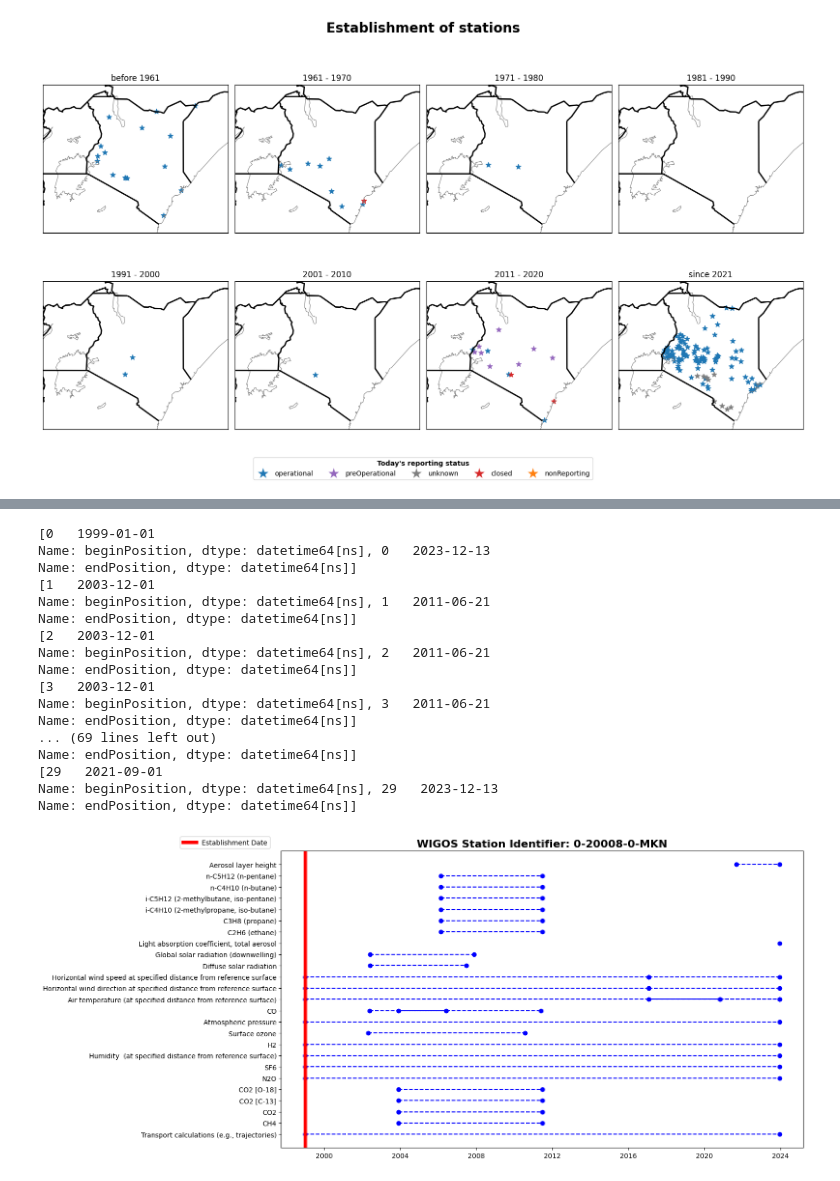
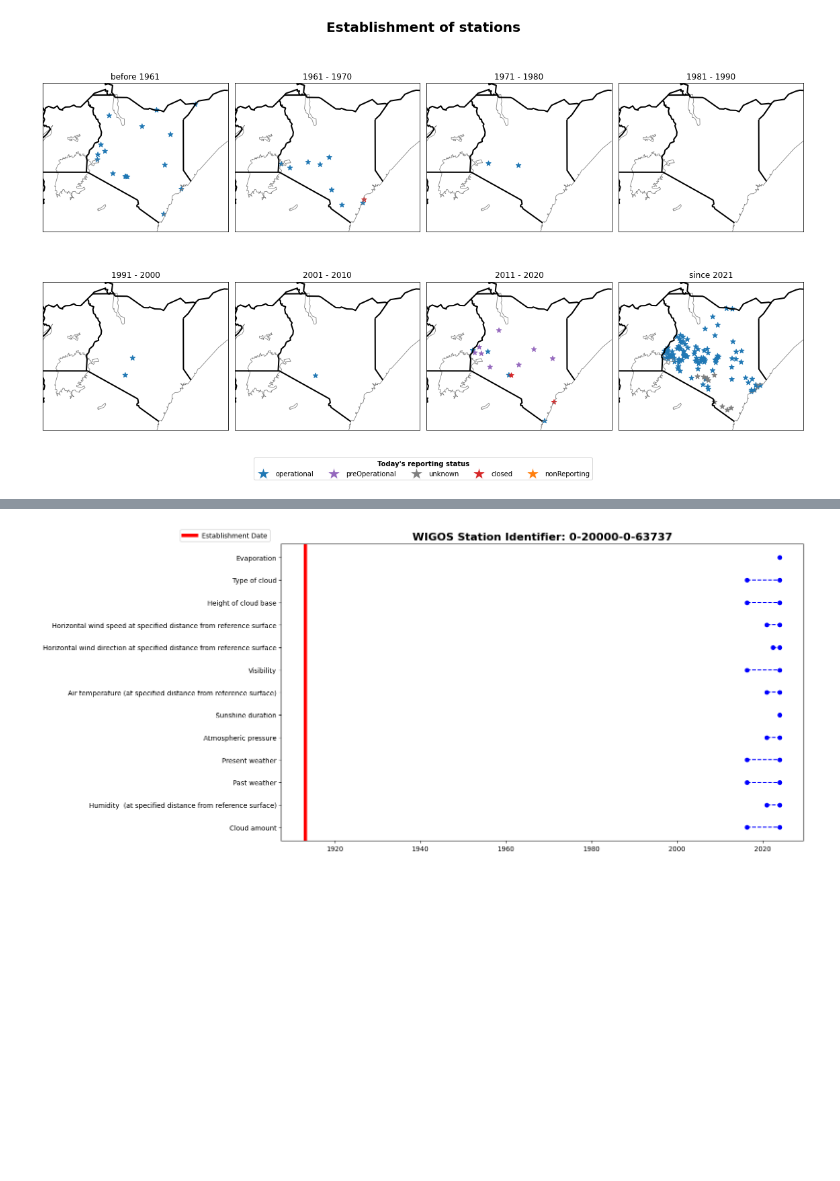
Before and after one commit to joergklausen/oscar-analysis, a Jupyter notebook: sandbox/sandbox.ipynb, the cells around one changed output, grey strips where cells are left out. Saved outputs shown, nothing was run; the diff lists cells and outputs as text; code cells hidden in the pictures; blank space fills up the shorter version.

```diff
--- a/sandbox/sandbox.ipynb
+++ b/sandbox/sandbox.ipynb
@@ -25,7 +25,7 @@ from datetime import datetime
 # %%
 ## set wmdr xml file location
 record_file = "/home/sdanioth/Documents/git/OSCAR_analysis/Files/file.xml"
-id = "0-404-300-160800395AS00001"
+id = "0-20000-0-63619"
 url = "https://oscar.wmo.int/oai/provider?verb=GetRecord&metadataPrefix=wmdr&identifier=%20" + id
 
 response = requests.get(url)
@@ -63,9 +63,28 @@ for capability in capabilities:
         observedProperty_notation = int(observedProperty.split('/')[-1])
         print(observedProperty_notation)
         # find beginning of deployment
-        beginPosition = observation.find(".//om:OM_Observation/om:procedure/wmdr:Process/wmdr:deployment/wmdr:Deployment/wmdr:validPeriod/gml:TimePeriod/gml:beginPosition", ns).text
+        beginPosition_element = observation.find(".//om:OM_Observation/om:procedure/wmdr:Process/wmdr:deployment/wmdr:Deployment/wmdr:validPeriod/gml:TimePeriod/gml:beginPosition", ns)
+
+        if beginPosition_element is not None:
+            try:
+                beginPosition_text = beginPosition_element.text
+                # Convert to Pandas datetime
+                beginPosition = pd.to_datetime(beginPosition_text.strip(), format='%Y-%m-%dT%H:%M:%SZ')
+
+            except Exception as e:
+                print("Error converting beginPosition:", e)
+                beginPosition = np.nan
+        else:
+            beginPosition = np.nan
+        print(beginPosition)
+
         # find potential ending of deployment
-        endPosition = observation.find(".//om:OM_Observation/om:procedure/wmdr:Process/wmdr:deployment/wmdr:Deployment/wmdr:validPeriod/gml:TimePeriod/gml:endPosition", ns).text
+        endPosition = observation.find(".//om:OM_Observation/om:procedure/wmdr:Process/wmdr:deployment/wmdr:Deployment/wmdr:validPeriod/gml:TimePeriod/gml:endPosition", ns)
+        if endPosition is None:
+            endPosition = np.nan
+            print("yes")
+        else:
+            endPosition = endPosition.text
 
         results.append({
             "observedProperty": observedProperty,
@@ -391,7 +418,6 @@ def get_deployments_station(WIGOS_ID):
 
     ## set wmdr xml file location
     record_file = "/home/sdanioth/Documents/git/OSCAR_analysis/Files/file.xml"
-    WIGOS_ID = "0-20008-0-MKN"
     url = "https://oscar.wmo.int/oai/provider?verb=GetRecord&metadataPrefix=wmdr&identifier=%20" + WIGOS_ID
 
     response = requests.get(url)
@@ -439,10 +465,16 @@ def get_deployments_station(WIGOS_ID):
             # get notation of observed property
             observedProperty_notation = int(observedProperty.split('/')[-1])
 
-            # find beginning of deployment
-            beginPosition = observation.find(".//om:OM_Observation/om:procedure/wmdr:Process/wmdr:deployment/wmdr:Deployment/wmdr:validPeriod/gml:TimePeriod/gml:beginPosition", ns).text
-            if beginPosition:
-                beginPosition = pd.to_datetime(beginPosition.strip(), format='%Y-%m-%dT%H:%M:%SZ')
+
+            beginPosition_element = observation.find(".//om:OM_Observation/om:procedure/wmdr:Process/wmdr:deployment/wmdr:Deployment/wmdr:validPeriod/gml:TimePeriod/gml:beginPosition", ns)
+            if beginPosition_element is not None:
+                try:
+                    beginPosition_text = beginPosition_element.text
+                    # Convert to Pandas datetime
+                    beginPosition = pd.to_datetime(beginPosition_text.strip(), format='%Y-%m-%dT%H:%M:%SZ')
+                except Exception as e:
+                    # print("Error converting beginPosition:", e)
+                    beginPosition = np.nan
             else:
                 beginPosition = np.nan
 
@@ -531,23 +581,6 @@ def plot_deployments_station(WIGOS_ID, include_establishmentDate = False, show=F
     else:
         plt.close()
 # %%
-plot_deployments_station(WIGOS_ID="0-20008-0-MKN", include_establishmentDate = True, show=True)
+plot_deployments_station(WIGOS_ID="0-20000-0-63737", include_establishmentDate = True, show=True)
 # %% [output]
-[0   1999-01-01
-Name: beginPosition, dtype: datetime64[ns], 0   2023-12-13
-Name: endPosition, dtype: datetime64[ns]]
-[1   2003-12-01
-Name: beginPosition, dtype: datetime64[ns], 1   2011-06-21
-Name: endPosition, dtype: datetime64[ns]]
-[2   2003-12-01
-Name: beginPosition, dtype: datetime64[ns], 2   2011-06-21
-Name: endPosition, dtype: datetime64[ns]]
-[3   2003-12-01
-Name: beginPosition, dtype: datetime64[ns], 3   2011-06-21
-Name: endPosition, dtype: datetime64[ns]]
-... (69 lines left out)
-Name: endPosition, dtype: datetime64[ns]]
-[29   2021-09-01
-Name: beginPosition, dtype: datetime64[ns], 29   2023-12-13
-Name: endPosition, dtype: datetime64[ns]]
-[figure, old version]
+[figure, new version]
```
Also changed, not shown: parts of 7 cells of this notebook, 3 other files.
